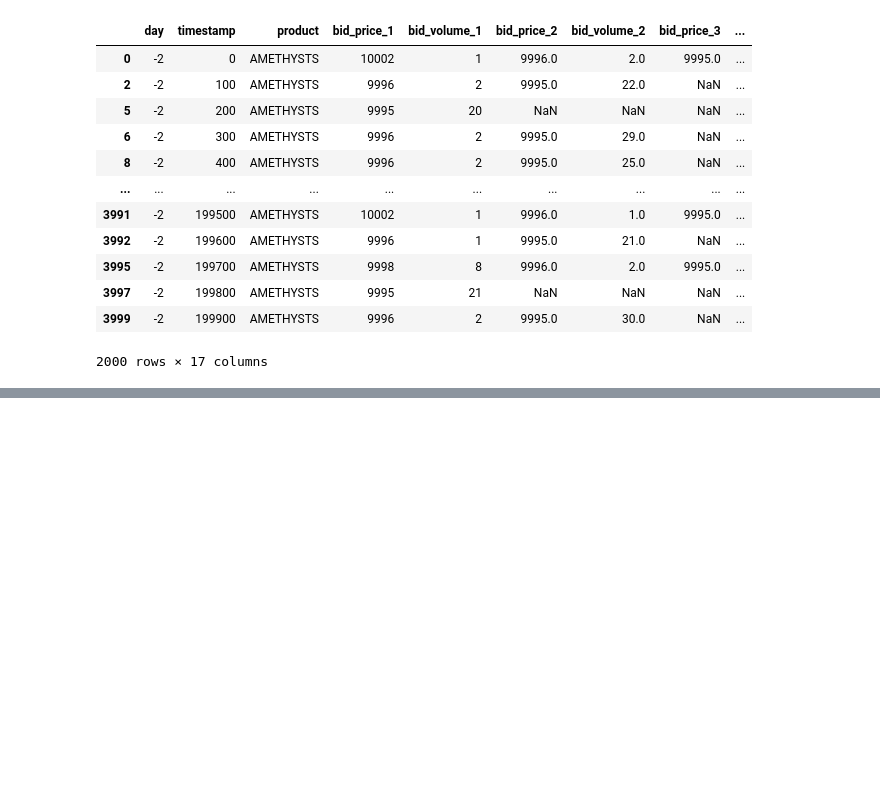
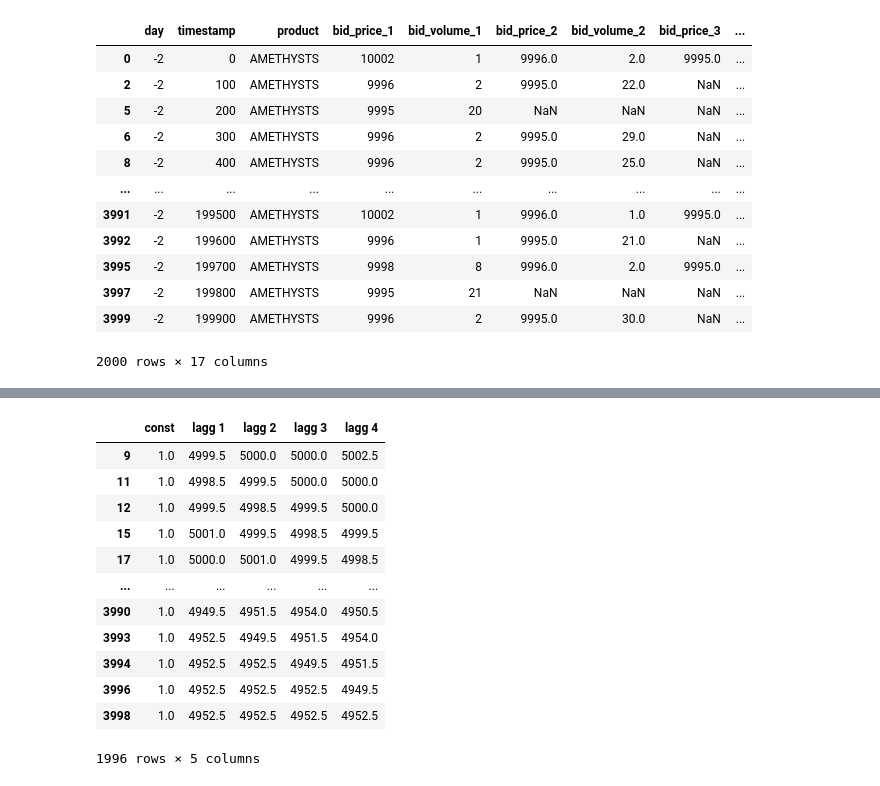
Before and after one commit to felixpoirier1/Prosperity, a Jupyter notebook: test.ipynb, the cells around one changed output, grey strips where cells are left out. Saved outputs shown, nothing was run; the diff lists cells and outputs as text; code cells hidden in the pictures; blank space fills up the shorter version.

```diff
--- a/test.ipynb
+++ b/test.ipynb
@@ -86,0 +65,24 @@ adf
+# %%
+LEN = 4
+X = pd.DataFrame(columns=[f"lagg {i+1}" for i in range(LEN)])
+for i in range(LEN):
+    X[f"lagg {i+1}"] = sdf.mid_price.shift(i+1)
+X = sm.add_constant(X)
+y = sdf.mid_price.iloc[4:]
+X = X.iloc[4:]
+# %%
+X
+# %% [output]
+|  | const | lagg 1 | lagg 2 | lagg 3 | lagg 4 |
+| 9 | 1.0 | 4999.5 | 5000.0 | 5000.0 | 5002.5 |
+| 11 | 1.0 | 4998.5 | 4999.5 | 5000.0 | 5000.0 |
+| 12 | 1.0 | 4999.5 | 4998.5 | 4999.5 | 5000.0 |
+| 15 | 1.0 | 5001.0 | 4999.5 | 4998.5 | 4999.5 |
+| 17 | 1.0 | 5000.0 | 5001.0 | 4999.5 | 4998.5 |
+| ... | ... | ... | ... | ... | ... |
+| 3990 | 1.0 | 4949.5 | 4951.5 | 4954.0 | 4950.5 |
+| 3993 | 1.0 | 4952.5 | 4949.5 | 4951.5 | 4954.0 |
+| 3994 | 1.0 | 4952.5 | 4952.5 | 4949.5 | 4951.5 |
+| 3996 | 1.0 | 4952.5 | 4952.5 | 4952.5 | 4949.5 |
+| 3998 | 1.0 | 4952.5 | 4952.5 | 4952.5 | 4952.5 |
+1996 rows × 5 columns
```
Also changed, not shown: parts of 19 cells of this notebook, 1 other file.
